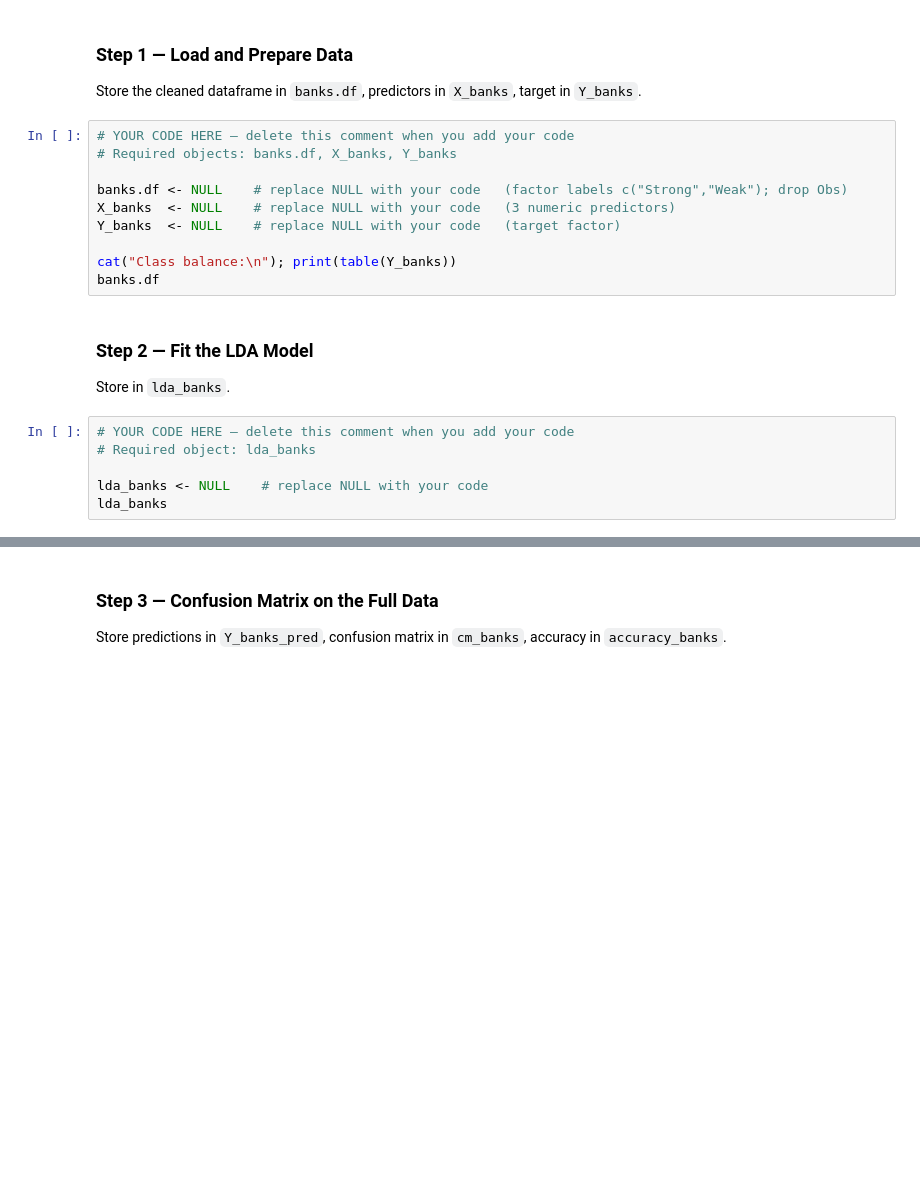
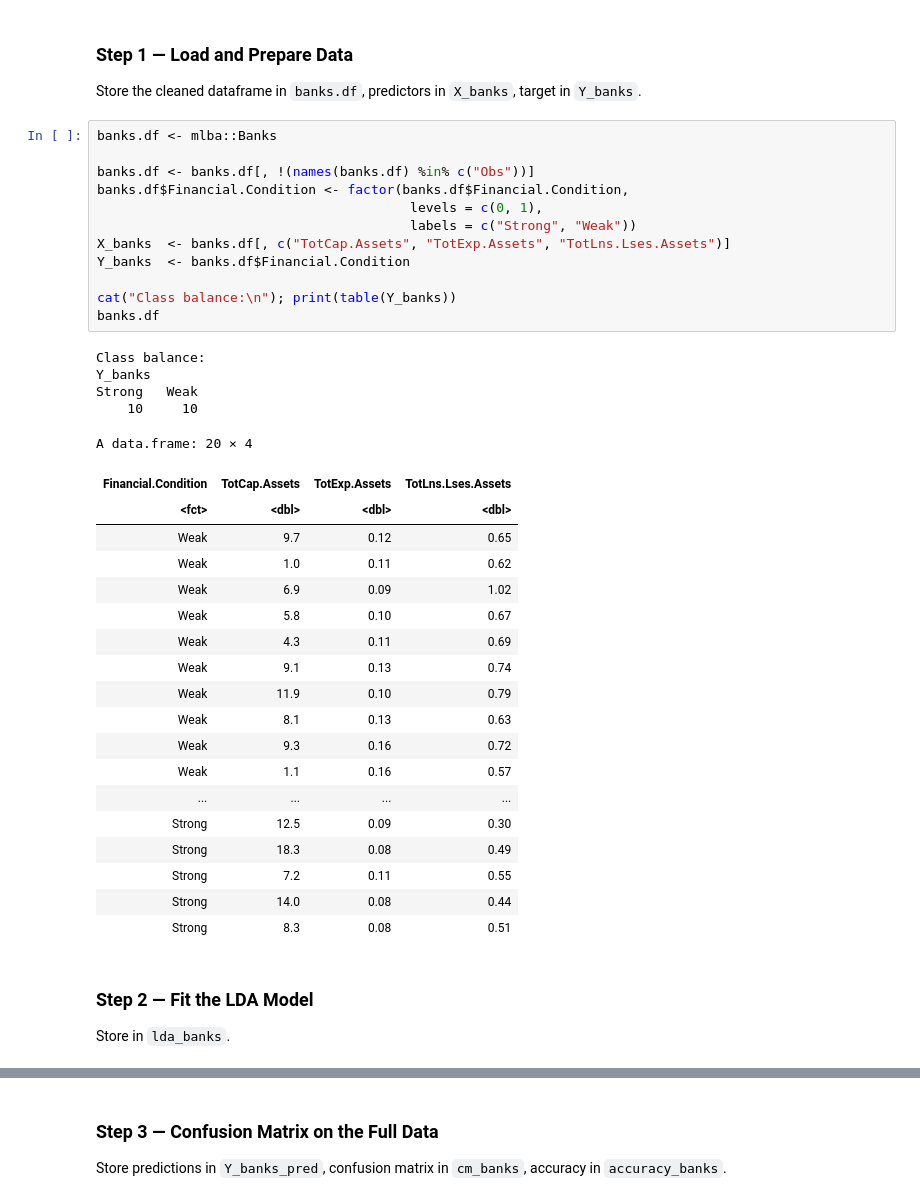
Before and after one commit to owenfrye1/MS3313-FryeV2, a Jupyter notebook: Homework/MS3313_Final_Exam.ipynb, the cells around one changed output, grey strips where cells are left out. Drawn from its saved outputs; the diff is of its cells as text; blank space fills up the shorter version.

```diff
--- a/Homework/MS3313_Final_Exam.ipynb
+++ b/Homework/MS3313_Final_Exam.ipynb
@@ -1046,23 +1083,43 @@ IRdisplay::display_png(file = tmp_file)
 ### Step 1 — Load and Prepare Data
 
 Store the cleaned dataframe in `banks.df`, predictors in `X_banks`, target in `Y_banks`.
-# %%
-# YOUR CODE HERE — delete this comment when you add your code
-# Required objects: banks.df, X_banks, Y_banks
-
-banks.df <- NULL    # replace NULL with your code   (factor labels c("Strong","Weak"); drop Obs)
-X_banks  <- NULL    # replace NULL with your code   (3 numeric predictors)
-Y_banks  <- NULL    # replace NULL with your code   (target factor)
-
-cat("Class balance:\n"); print(table(Y_banks))
-banks.df
+# %%
+banks.df <- mlba::Banks
+
+banks.df <- banks.df[, !(names(banks.df) %in% c("Obs"))]
+banks.df$Financial.Condition <- factor(banks.df$Financial.Condition,
+                                        levels = c(0, 1),
+                                        labels = c("Strong", "Weak"))
+X_banks  <- banks.df[, c("TotCap.Assets", "TotExp.Assets", "TotLns.Lses.Assets")]
+Y_banks  <- banks.df$Financial.Condition
+
+cat("Class balance:\n"); print(table(Y_banks))
+banks.df
+# %% [output]
+Class balance:
+Y_banks
+Strong   Weak
+    10     10
+A data.frame: 20 × 4
+| Financial.Condition | TotCap.Assets | TotExp.Assets | TotLns.Lses.Assets |
+| <fct> | <dbl> | <dbl> | <dbl> |
+| Weak | 9.7 | 0.12 | 0.65 |
+| Weak | 1.0 | 0.11 | 0.62 |
+| Weak | 6.9 | 0.09 | 1.02 |
+| Weak | 5.8 | 0.10 | 0.67 |
+| Weak | 4.3 | 0.11 | 0.69 |
+| Weak | 9.1 | 0.13 | 0.74 |
+| Weak | 11.9 | 0.10 | 0.79 |
+| Weak | 8.1 | 0.13 | 0.63 |
+| Weak | 9.3 | 0.16 | 0.72 |
+| Weak | 1.1 | 0.16 | 0.57 |
+| ... | ... | ... | ... |
+| Strong | 12.5 | 0.09 | 0.30 |
+| Strong | 18.3 | 0.08 | 0.49 |
+| Strong | 7.2 | 0.11 | 0.55 |
+| Strong | 14.0 | 0.08 | 0.44 |
+| Strong | 8.3 | 0.08 | 0.51 |
 # %% [markdown]
 ### Step 2 — Fit the LDA Model
 
 Store in `lda_banks`.
-# %%
-# YOUR CODE HERE — delete this comment when you add your code
-# Required object: lda_banks
-
-lda_banks <- NULL    # replace NULL with your code
-lda_banks
```
Also changed, not shown: parts of 36 cells of this notebook.
